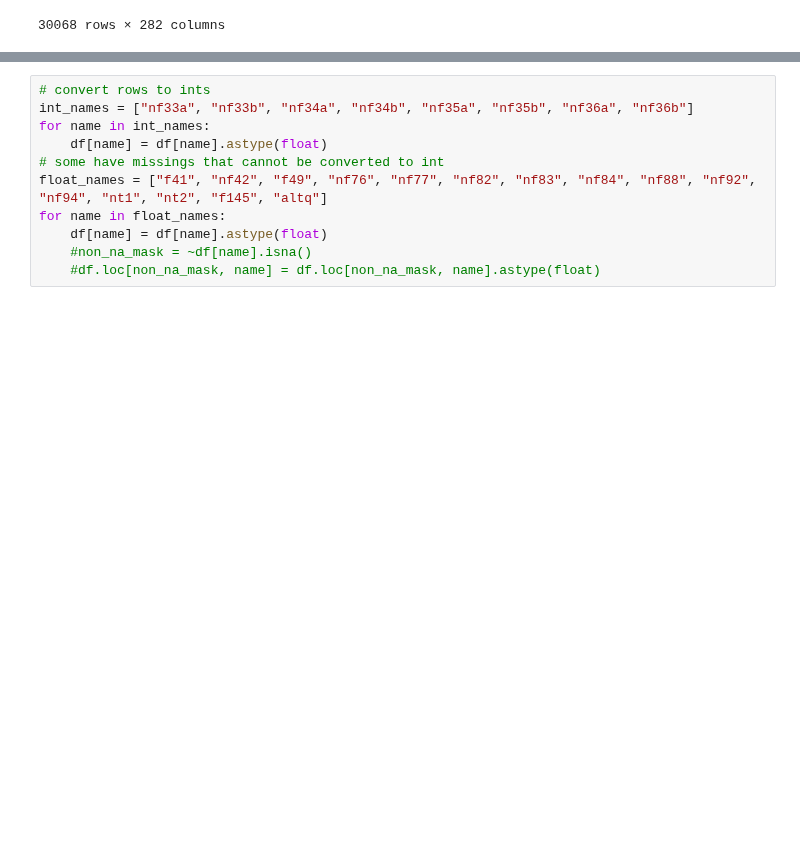
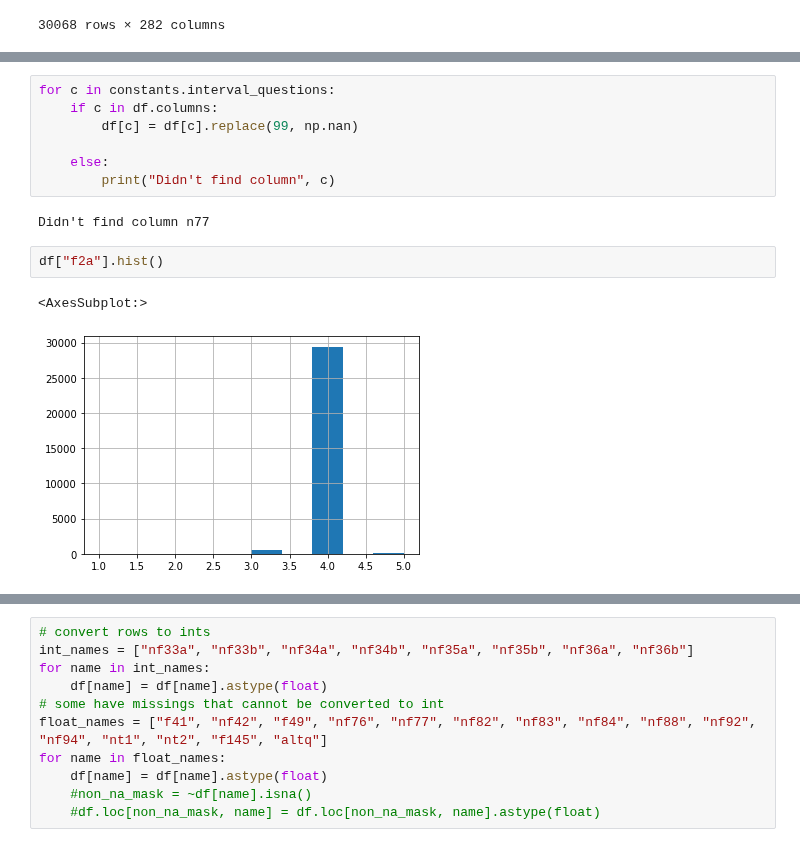
Before and after one commit to NotNANtoN/icp_prediction, a Jupyter notebook: src/notebooks/corona_EDA.ipynb, the cells around one changed output, grey strips where cells are left out. Drawn from its saved outputs; the diff is of its cells as text; blank space fills up the shorter version.

```diff
--- a/src/notebooks/corona_EDA.ipynb
+++ b/src/notebooks/corona_EDA.ipynb
@@ -163,0 +162,14 @@ for c in constants.preconditions_when:
+# %%
+for c in constants.interval_questions:
+    if c in df.columns:
+        df[c] = df[c].replace(99, np.nan)
+
+    else:
+        print("Didn't find column", c)
+# %% [output]
+Didn't find column n77
+# %%
+df["f2a"].hist()
+# %% [output]
+<AxesSubplot:>
+[figure, added]
```
Also changed, not shown: parts of 40 cells of this notebook, 1 other file.
